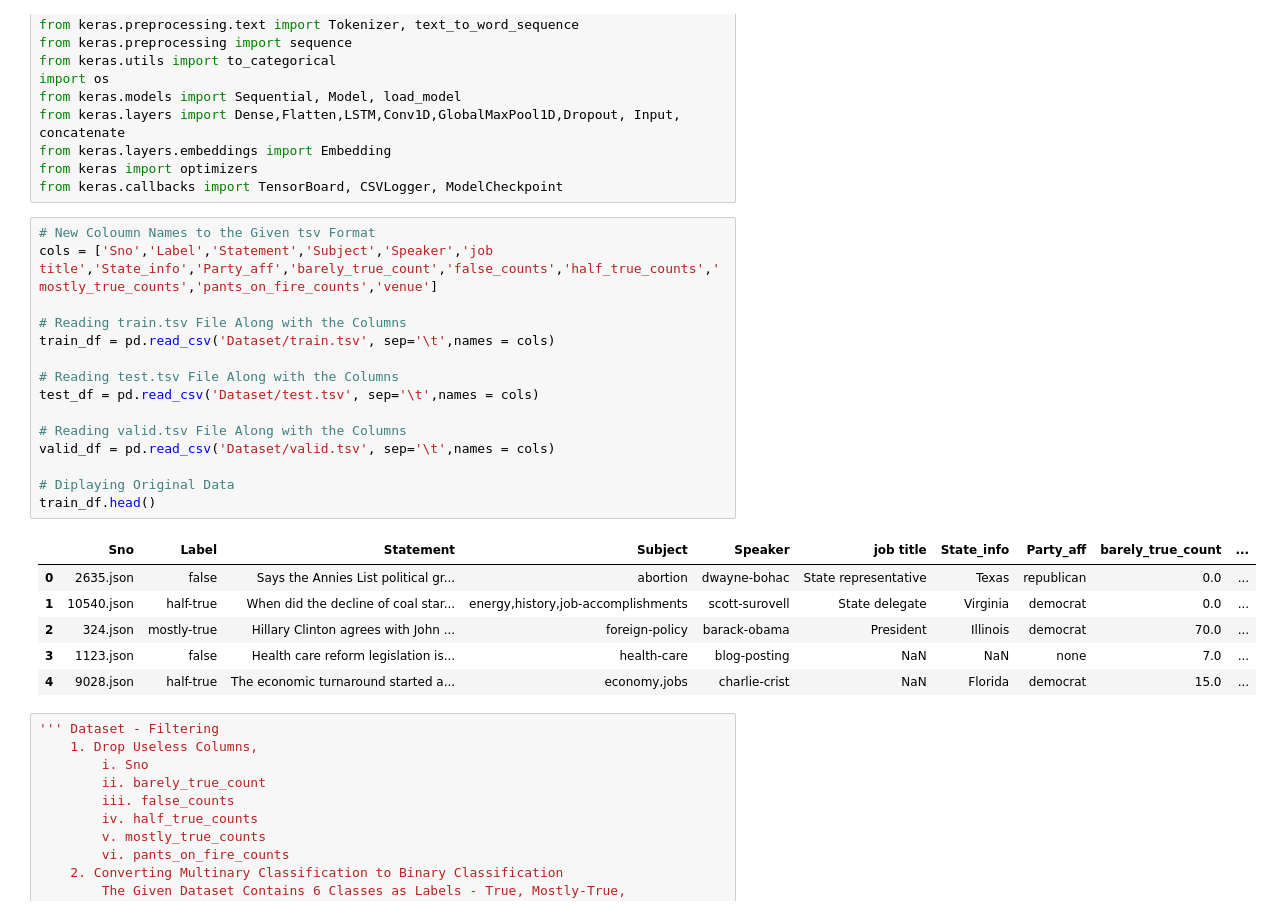
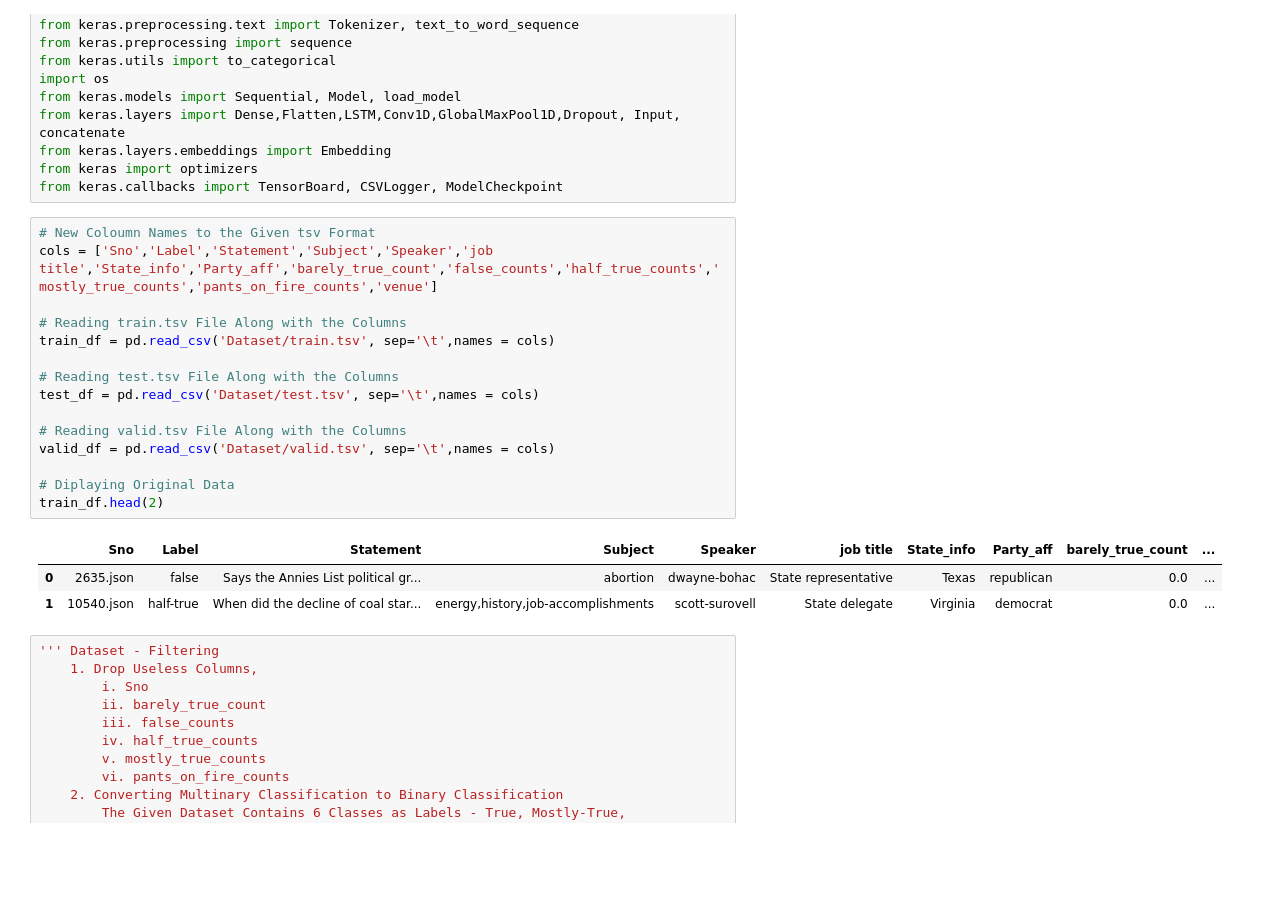
Before and after one commit to WooTechnology/FakeNewsDetection, a Jupyter notebook: Fake_News_Detection.ipynb, the cells around one changed output. Drawn from its saved outputs; the diff is of its cells as text; blank space fills up the shorter version.

```diff
--- a/Fake_News_Detection.ipynb
+++ b/Fake_News_Detection.ipynb
@@ -17,25 +17,22 @@ from keras.callbacks import TensorBoard, CSVLogger, ModelCheckpoint
 # %%
 # New Coloumn Names to the Given tsv Format
 cols = ['Sno','Label','Statement','Subject','Speaker','job title','State_info','Party_aff','barely_true_count','false_counts','half_true_counts','mostly_true_counts','pants_on_fire_counts','venue']
 
 # Reading train.tsv File Along with the Columns
 train_df = pd.read_csv('Dataset/train.tsv', sep='\t',names = cols)
 
 # Reading test.tsv File Along with the Columns
 test_df = pd.read_csv('Dataset/test.tsv', sep='\t',names = cols)
 
 # Reading valid.tsv File Along with the Columns
 valid_df = pd.read_csv('Dataset/valid.tsv', sep='\t',names = cols)
 
 # Diplaying Original Data
-train_df.head()
+train_df.head(2)
 # %% [output]
 |  | Sno | Label | Statement | Subject | Speaker | job title | State_info | Party_aff | barely_true_count | ... |
 | 0 | 2635.json | false | Says the Annies List political gr... | abortion | dwayne-bohac | State representative | Texas | republican | 0.0 | ... |
 | 1 | 10540.json | half-true | When did the decline of coal star... | energy,history,job-accomplishments | scott-surovell | State delegate | Virginia | democrat | 0.0 | ... |
-| 2 | 324.json | mostly-true | Hillary Clinton agrees with John ... | foreign-policy | barack-obama | President | Illinois | democrat | 70.0 | ... |
-| 3 | 1123.json | false | Health care reform legislation is... | health-care | blog-posting | NaN | NaN | none | 7.0 | ... |
-| 4 | 9028.json | half-true | The economic turnaround started a... | economy,jobs | charlie-crist | NaN | Florida | democrat | 15.0 | ... |
 # %%
 ''' Dataset - Filtering
     1. Drop Useless Columns,
```
Also changed, not shown: 8 other files.
